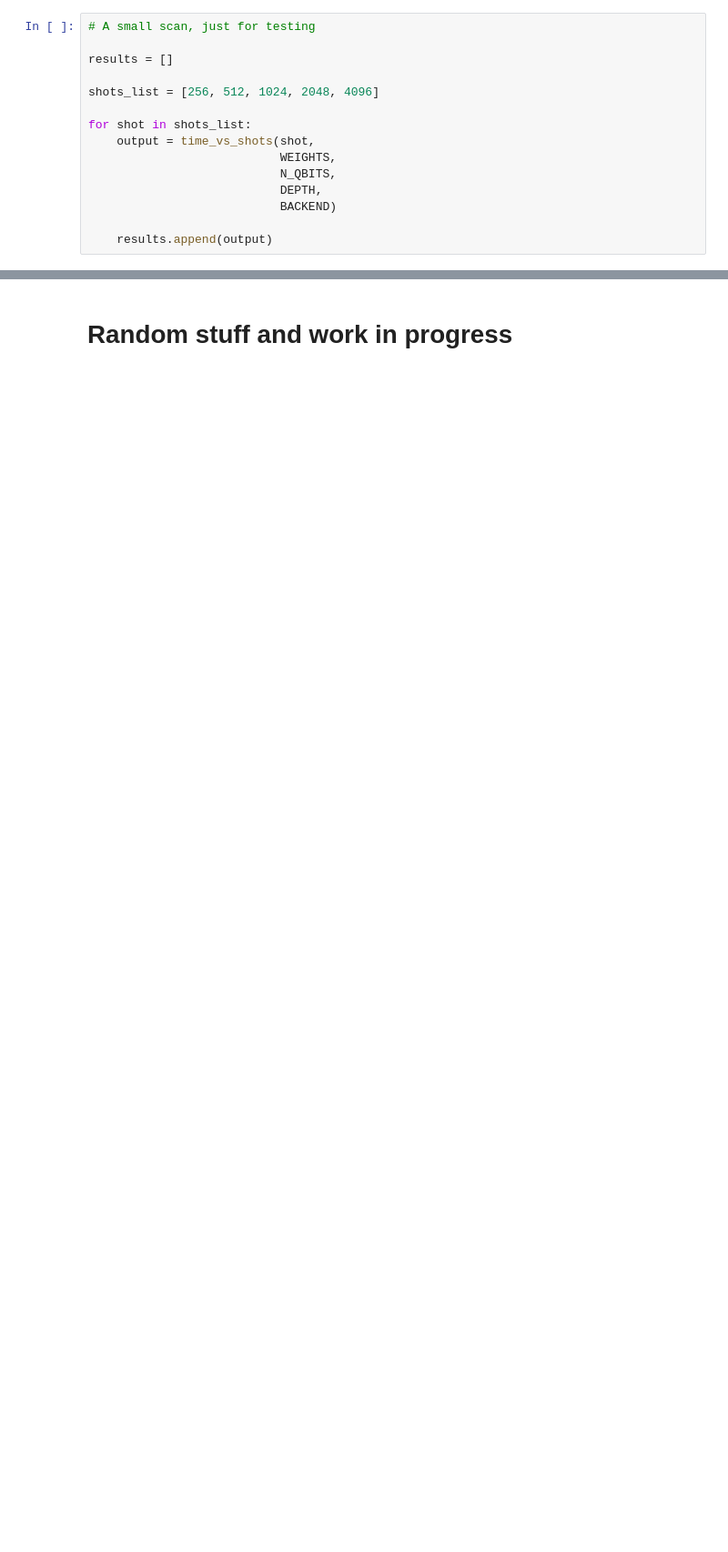
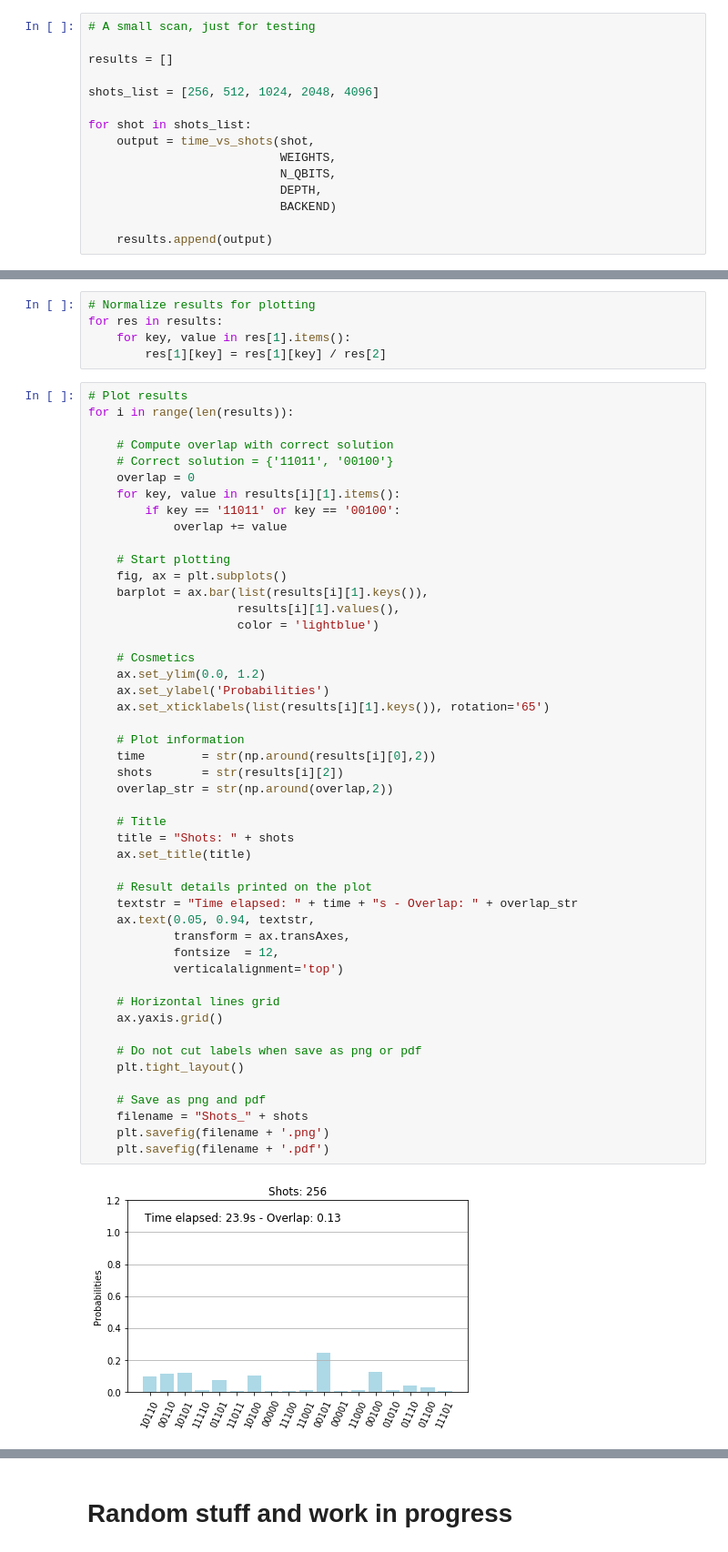
Before and after one commit to NTrevisani/DataScienceMaster, a Jupyter notebook: TFM/MaxCut/Max_Cut.ipynb, the cells around one changed output, grey strips where cells are left out. Shown: that part at 91% size. Saved outputs shown, nothing was run; the diff lists cells and outputs as text; blank space fills up the shorter version.

Commit message:
some results

```diff
--- a/TFM/MaxCut/Max_Cut.ipynb
+++ b/TFM/MaxCut/Max_Cut.ipynb
@@ -883,0 +863,55 @@ results[:]
+# %%
+# Normalize results for plotting
+for res in results:
+    for key, value in res[1].items():
+        res[1][key] = res[1][key] / res[2]
+# %%
+# Plot results
+for i in range(len(results)):
+
+    # Compute overlap with correct solution
+    # Correct solution = {'11011', '00100'}
+    overlap = 0
+    for key, value in results[i][1].items():
+        if key == '11011' or key == '00100':
+            overlap += value
+
+    # Start plotting
+    fig, ax = plt.subplots()
+    barplot = ax.bar(list(results[i][1].keys()),
+                     results[i][1].values(),
+                     color = 'lightblue')
+
+    # Cosmetics
+    ax.set_ylim(0.0, 1.2)
+    ax.set_ylabel('Probabilities')
+    ax.set_xticklabels(list(results[i][1].keys()), rotation='65')
+
+    # Plot information
+    time        = str(np.around(results[i][0],2))
+    shots       = str(results[i][2])
+    overlap_str = str(np.around(overlap,2))
+
+    # Title
+    title = "Shots: " + shots
+    ax.set_title(title)
+
+    # Result details printed on the plot
+    textstr = "Time elapsed: " + time + "s - Overlap: " + overlap_str
+    ax.text(0.05, 0.94, textstr,
+            transform = ax.transAxes,
+            fontsize  = 12,
+            verticalalignment='top')
+
+    # Horizontal lines grid
+    ax.yaxis.grid()
+
+    # Do not cut labels when save as png or pdf
+    plt.tight_layout()
+
+    # Save as png and pdf
+    filename = "Shots_" + shots
+    plt.savefig(filename + '.png')
+    plt.savefig(filename + '.pdf')
+# %% [output]
+[figure, added]
```
Also changed, not shown: parts of 12 cells of this notebook, 1 other file.
